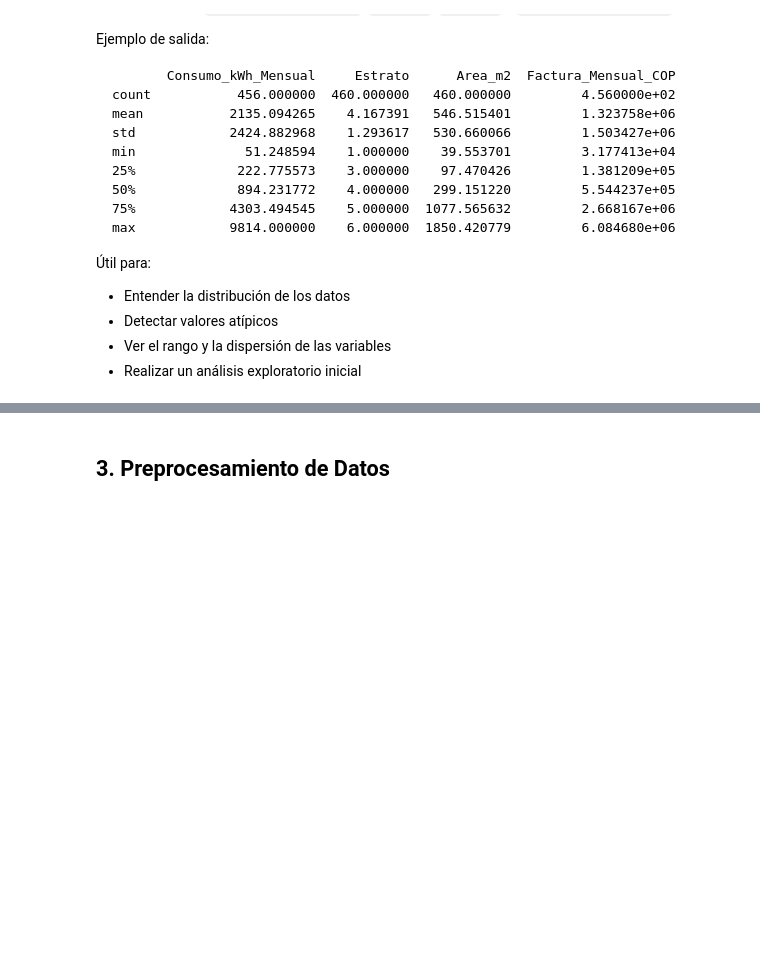
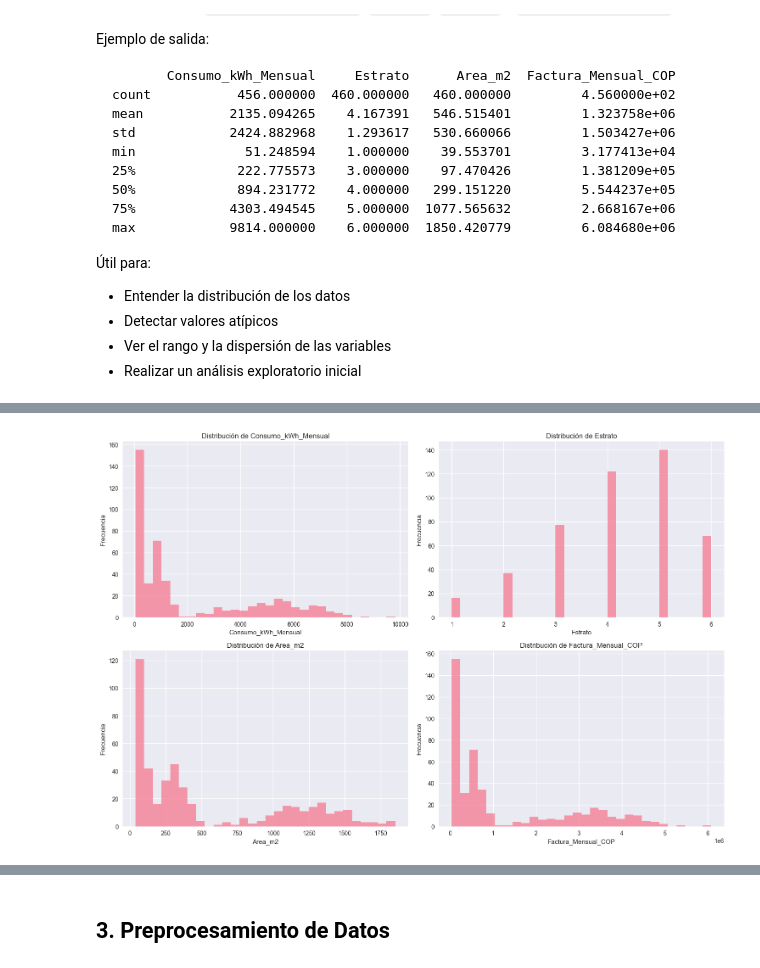
Before and after one commit to claumiseimbett1/curso-Excel-Python-IA, a Jupyter notebook: BASE_DE_DATOS - TAREAS/REGRESION_ML_EN/0_regresion_consumo_ml.ipynb, the cells around one changed output, grey strips where cells are left out. Drawn from its saved outputs; the diff is of its cells as text; code cells hidden in the pictures; blank space fills up the shorter version.

```diff
--- a/BASE_DE_DATOS - TAREAS/REGRESION_ML_EN/0_regresion_consumo_ml.ipynb
+++ b/BASE_DE_DATOS - TAREAS/REGRESION_ML_EN/0_regresion_consumo_ml.ipynb
@@ -248,13 +311,0 @@ Name: count, dtype: int64
-# %%
-# Visualización de distribuciones
-fig, axes = plt.subplots(2, 3, figsize=(15, 10)) #de esta forma creo la figura
-axes = axes.ravel()
-
-for i, var in enumerate(numerical_vars[:6]):
-    df[var].hist(bins=30, ax=axes[i], alpha=0.7)
-    axes[i].set_title(f'Distribución de {var}')
-    axes[i].set_xlabel(var)
-    axes[i].set_ylabel('Frecuencia')
-
-plt.tight_layout()
-plt.show()
@@ -271,0 +407,44 @@ plt.show()
+# %%
+# ============================================================================
+# VISUALIZACIÓN DE DISTRIBUCIONES DE VARIABLES NUMÉRICAS
+# ============================================================================
+
+# plt.subplots(): Crea una figura con múltiples subgráficos (subplots)
+# Parámetros:
+#   - 2, 2: Crea una grilla de 2 filas x 2 columnas (4 gráficos en total)
+#   - figsize=(15, 10): Tamaño de la figura en pulgadas (ancho, alto)
+fig, axes = plt.subplots(2, 2, figsize=(15, 10))
+
+# axes.ravel(): Convierte el array 2D de ejes en un array 1D
+# Esto facilita iterar sobre los subgráficos uno por uno
+axes = axes.ravel()
+
+# Itera sobre las primeras 4 variables numéricas ([:4] limita a 4)
+# enumerate(): Proporciona tanto el índice (i) como el valor (var)
+for i, var in enumerate(numerical_vars[:4]):
+    # df[var].hist(): Crea un histograma de la variable
+    # Parámetros:
+    #   - bins=30: Divide el rango de valores en 30 intervalos (barras)
+    #   - ax=axes[i]: Especifica en qué subgráfico dibujar
+    #   - alpha=0.7: Transparencia (0=invisible, 1=opaco)
+    df[var].hist(bins=30, ax=axes[i], alpha=0.7)
+
+    # Configura los títulos y etiquetas de cada subgráfico
+    axes[i].set_title(f'Distribución de {var}')  # Título del gráfico
+    axes[i].set_xlabel(var)                      # Etiqueta del eje X (nombre de la variable)
+    axes[i].set_ylabel('Frecuencia')            # Etiqueta del eje Y (cantidad de registros)
+
+# plt.tight_layout(): Ajusta automáticamente el espaciado entre subgráficos
+# Evita que los títulos y etiquetas se superpongan
+plt.tight_layout()
+
+# plt.show(): Muestra el gráfico
+plt.show()
+
+# INTERPRETACIÓN DE HISTOGRAMAS:
+# - Forma: ¿Es simétrica, sesgada a la izquierda/derecha, bimodal?
+# - Centro: ¿Dónde está la mayoría de los valores?
+# - Dispersión: ¿Los datos están concentrados o dispersos?
+# - Outliers: ¿Hay valores muy alejados del resto?
+# %% [output]
+[figure, added]
```
Also changed, not shown: parts of 48 cells of this notebook, 7 other files.
